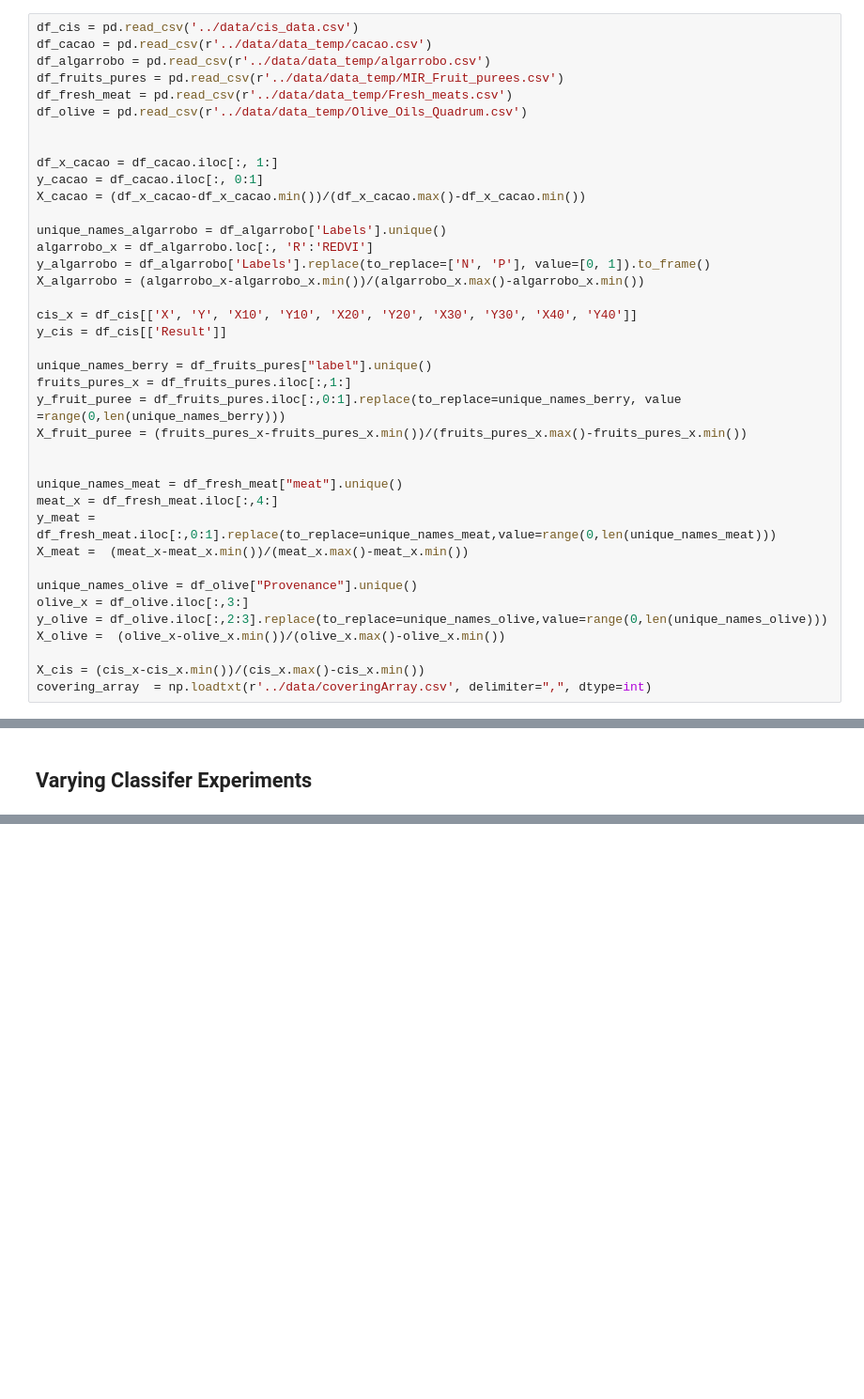
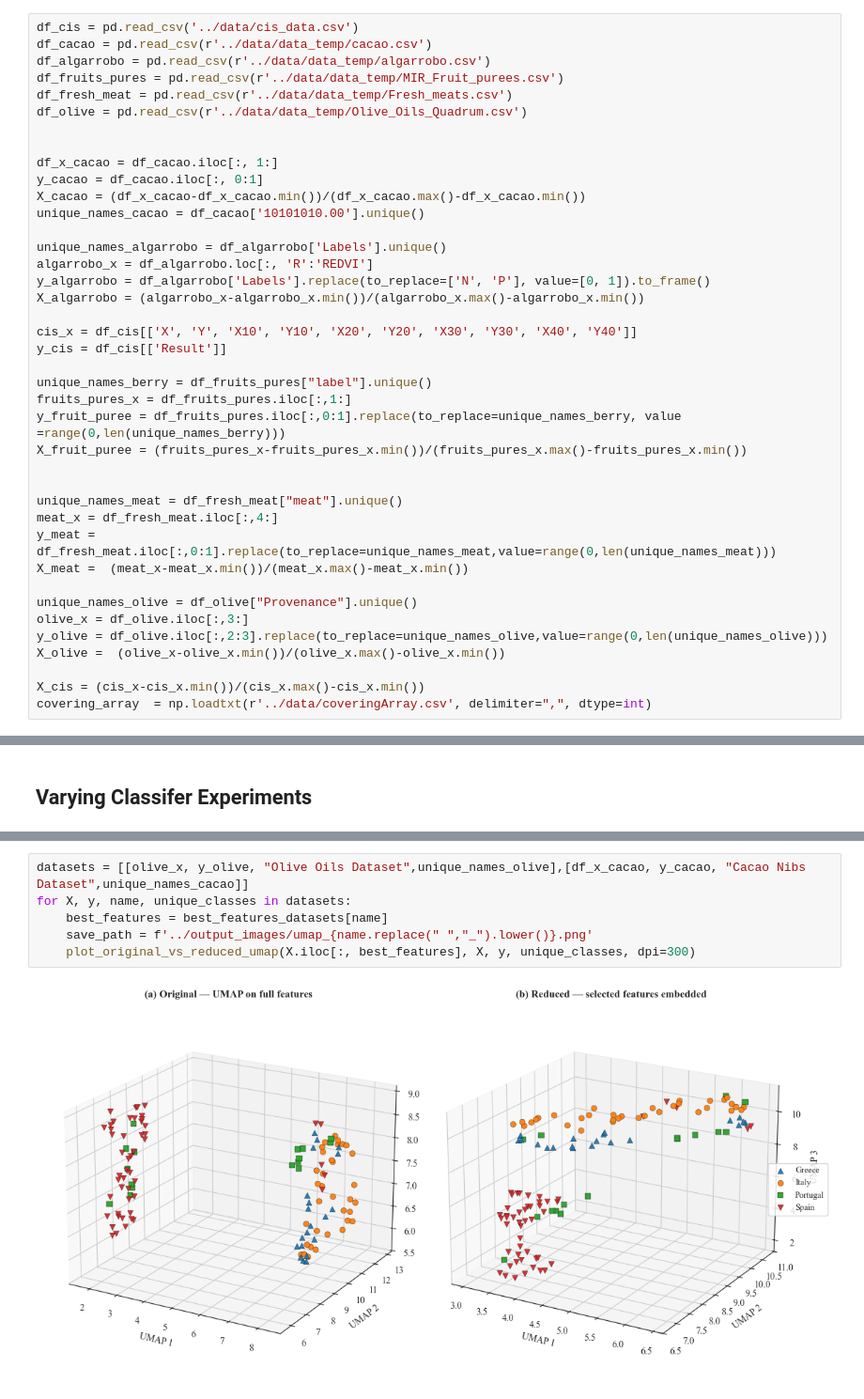
Before and after one commit to mikefixer/icafs, a Jupyter notebook: notebookes/icafs_parallel_performance_test.ipynb, the cells around one changed output, grey strips where cells are left out. Shown at 94% size. Drawn from its saved outputs; the diff is of its cells as text; blank space fills up the shorter version.

```diff
--- a/notebookes/icafs_parallel_performance_test.ipynb
+++ b/notebookes/icafs_parallel_performance_test.ipynb
@@ -30,6 +30,7 @@ df_olive = pd.read_csv(r'../data/data_temp/Olive_Oils_Quadrum.csv')
 df_x_cacao = df_cacao.iloc[:, 1:]
 y_cacao = df_cacao.iloc[:, 0:1]
 X_cacao = (df_x_cacao-df_x_cacao.min())/(df_x_cacao.max()-df_x_cacao.min())
+unique_names_cacao = df_cacao['10101010.00'].unique()
 
 unique_names_algarrobo = df_algarrobo['Labels'].unique()
 algarrobo_x = df_algarrobo.loc[:, 'R':'REDVI']
@@ -576,0 +724,8 @@ Processing time for Cacao: 544.37 seconds
+# %%
+datasets = [[olive_x, y_olive, "Olive Oils Dataset",unique_names_olive],[df_x_cacao, y_cacao, "Cacao Nibs Dataset",unique_names_cacao]]
+for X, y, name, unique_classes in datasets:
+    best_features = best_features_datasets[name]
+    save_path = f'../output_images/umap_{name.replace(" ","_").lower()}.png'
+    plot_original_vs_reduced_umap(X.iloc[:, best_features], X, y, unique_classes, dpi=300)
+# %% [output]
+[figure, added]
```
Also changed, not shown: parts of 5 cells of this notebook.
